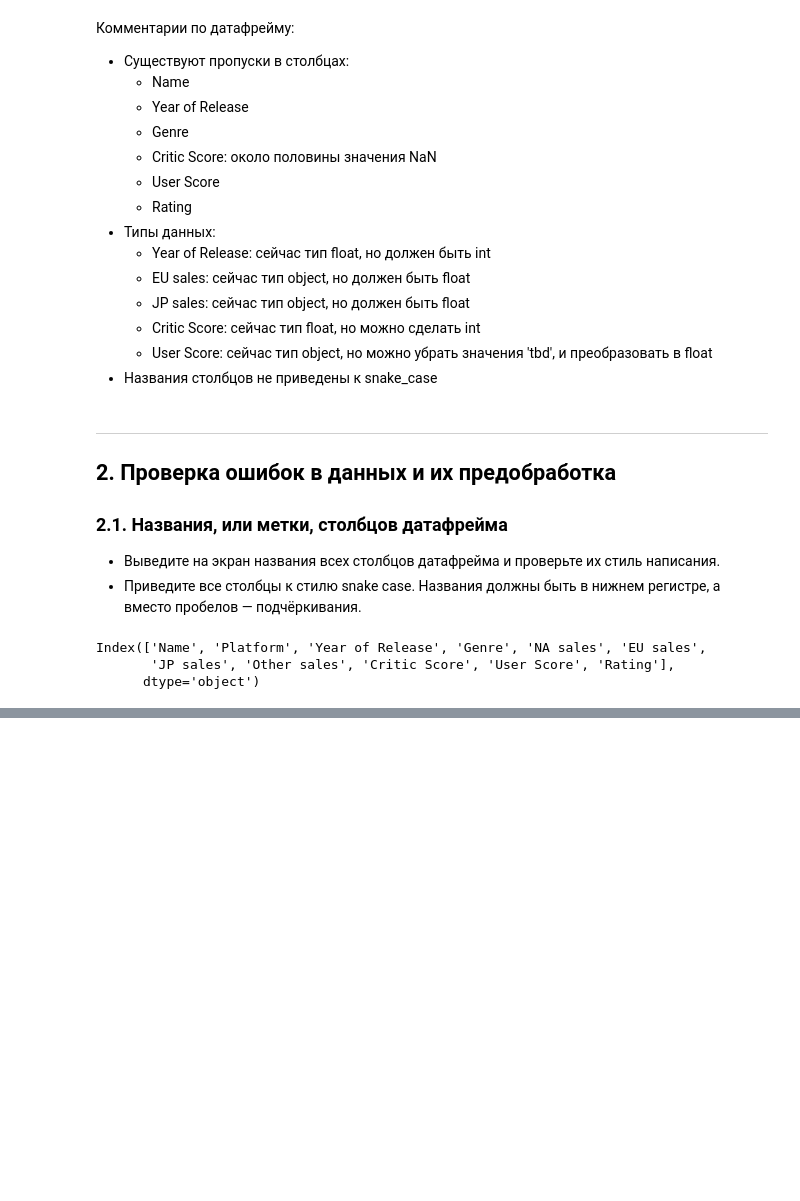
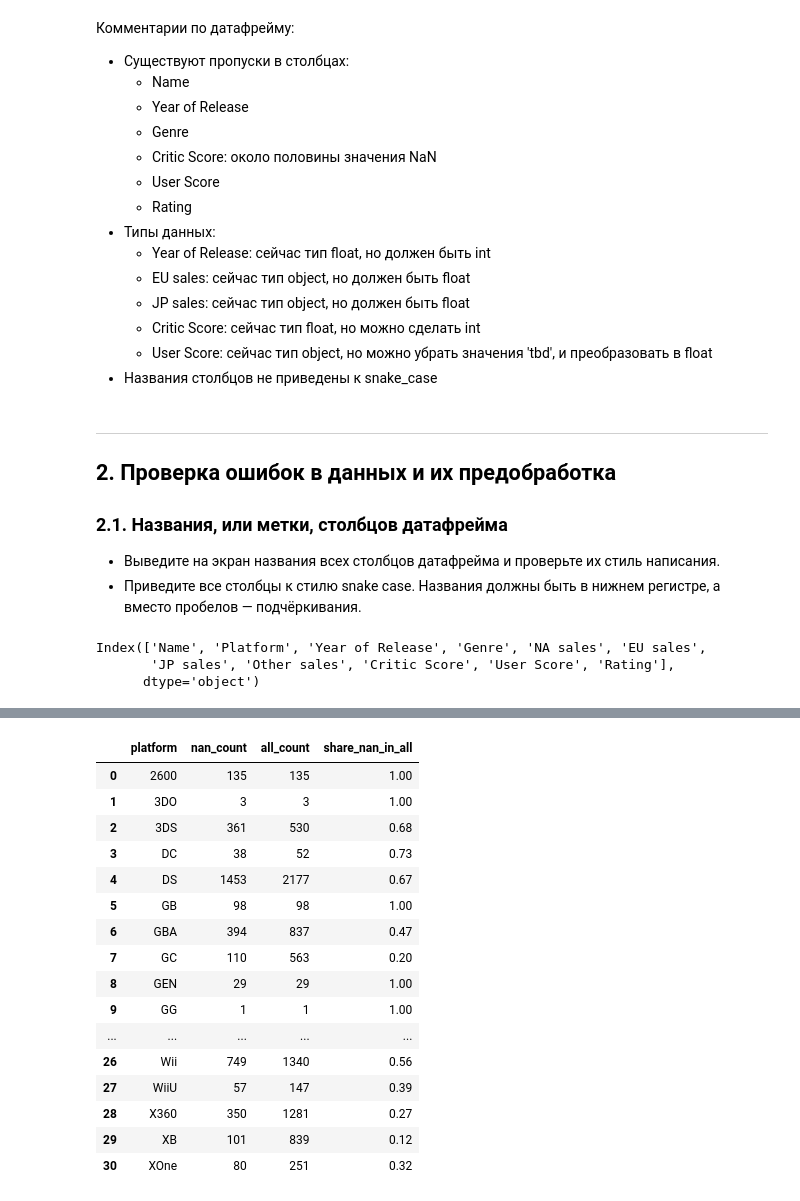
Before and after one commit to blbl-blbl/yandex_practicum_Data_Science_Course, a Jupyter notebook: Module_2_Python_Preprocessing/Secrets_of_the_Dark_Forest.ipynb, the cells around one changed output, grey strips where cells are left out. Saved outputs shown, nothing was run; the diff lists cells and outputs as text; code cells hidden in the pictures; blank space fills up the shorter version.

```diff
--- a/Module_2_Python_Preprocessing/Secrets_of_the_Dark_Forest.ipynb
+++ b/Module_2_Python_Preprocessing/Secrets_of_the_Dark_Forest.ipynb
@@ -499,0 +331,25 @@ memory usage: 1.6+ MB
+# %%
+# Проверяем зависимость critic_score от платформы
+nan_by_platform = nan_critic_score.groupby(by='platform')['platform'].count().reset_index(name='nan_count')
+all_by_platform = c_df.groupby(by='platform')['platform'].count().reset_index(name='all_count')
+merged = pd.merge(nan_by_platform, all_by_platform, on='platform')
+merged['share_nan_in_all'] = round(merged['nan_count'] / merged['all_count'], 2)
+merged
+# %% [output]
+|  | platform | nan_count | all_count | share_nan_in_all |
+| 0 | 2600 | 135 | 135 | 1.00 |
+| 1 | 3DO | 3 | 3 | 1.00 |
+| 2 | 3DS | 361 | 530 | 0.68 |
+| 3 | DC | 38 | 52 | 0.73 |
+| 4 | DS | 1453 | 2177 | 0.67 |
+| 5 | GB | 98 | 98 | 1.00 |
+| 6 | GBA | 394 | 837 | 0.47 |
+| 7 | GC | 110 | 563 | 0.20 |
+| 8 | GEN | 29 | 29 | 1.00 |
+| 9 | GG | 1 | 1 | 1.00 |
+| ... | ... | ... | ... | ... |
+| 26 | Wii | 749 | 1340 | 0.56 |
+| 27 | WiiU | 57 | 147 | 0.39 |
+| 28 | X360 | 350 | 1281 | 0.27 |
+| 29 | XB | 101 | 839 | 0.12 |
+| 30 | XOne | 80 | 251 | 0.32 |
```
Also changed, not shown: parts of 115 cells of this notebook.
